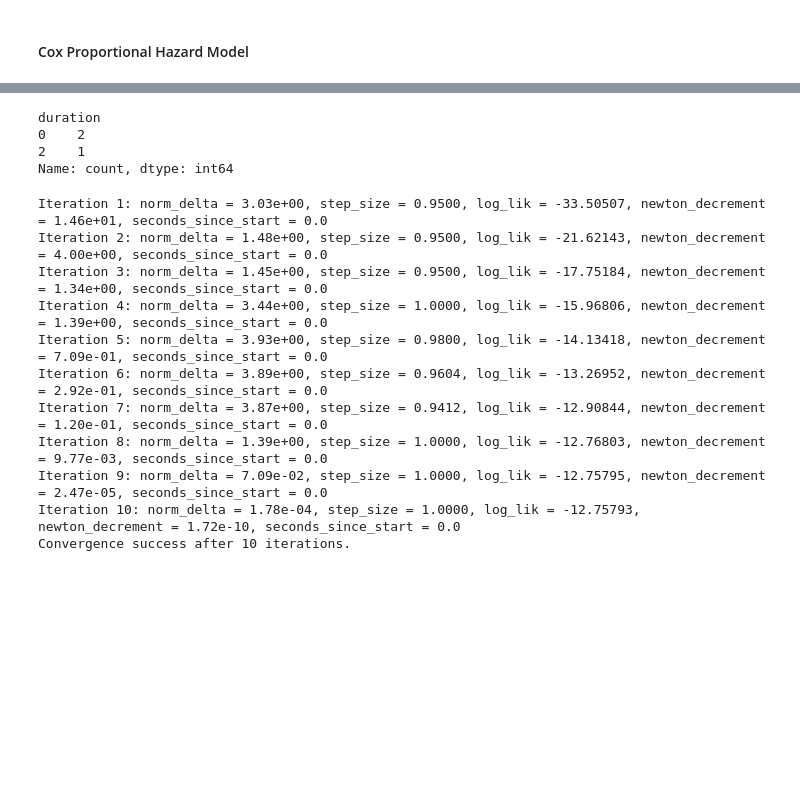
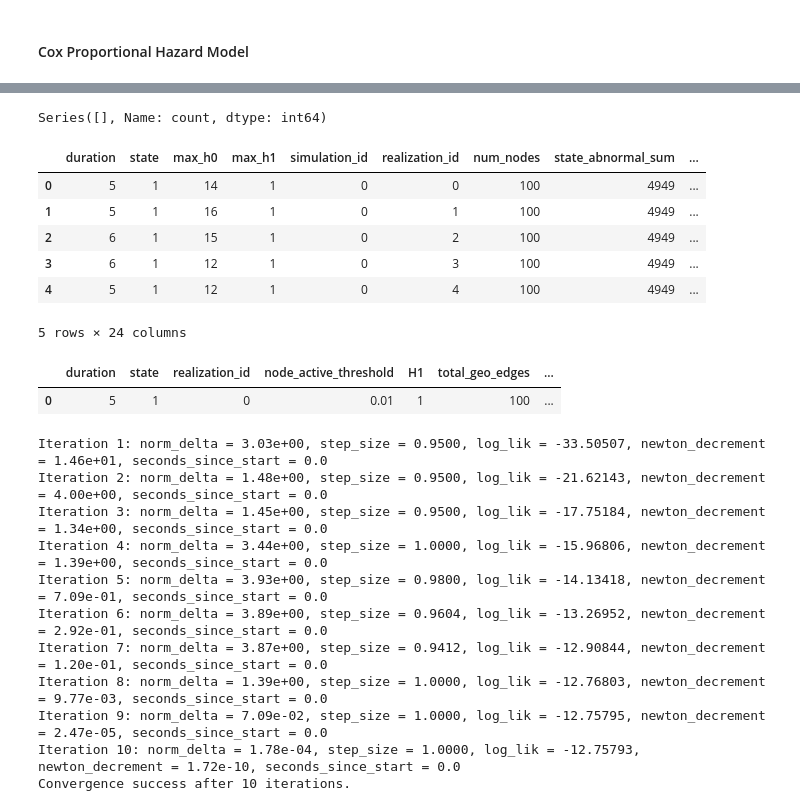
Before and after one commit to shakkyaNV/NetworkModels, a Jupyter notebook: Project1/A1/cox_models.ipynb, the cells around one changed output, grey strips where cells are left out. Cells and saved outputs as stored; diff of their text form; code cells hidden in the pictures; blank space fills up the shorter version.

```diff
--- a/Project1/A1/cox_models.ipynb
+++ b/Project1/A1/cox_models.ipynb
@@ -71,41 +70,57 @@ df
 # %%
-grouped = df.groupby('simulation_id')
+grouped = df.groupby(['simulation_id', 'realization_id'])
 
 records = []
+
 for sim_id, group in grouped:
     abnormal_records = group[group['state'] == 1]
+    max_h0 = group['H0'].max()
+    max_h1 = group['H1'].max()
     if not abnormal_records.empty:
         row = abnormal_records.iloc[0]
         time_to_event = row['time']
         state = 1
     else:
         row = group.iloc[-1]
         time_to_event = row['time']
         state = 0
 
-    features = row.drop(['time', 'state', 'simulation_id', 'state_abnormal_sum',
-                         'active_nodes', 'num_nodes', 'num_active_nodes',  # 'node_active_threshold', 'skew_power',
-                         'seed_nodes', 'average_weight_per_edge', 'H0', 'H2']).to_dict()
+    features = row.drop(['time'
+                         # 'state', 'simulation_id', 'realization_id', 'state_abnormal_sum',
+                         # 'active_nodes', 'num_nodes', 'num_active_nodes',  'node_active_threshold', 'skew_power',
+                         # 'seed_nodes', 'average_weight_per_edge', 'H0', 'H2'
+                         ]).to_dict()
 
     records.append({
         'duration': time_to_event,
         'state': state,
+        'max_h0': max_h0,
+        'max_h1': max_h1,
         **features
     })
 
 cox_df = pd.DataFrame(records)
 cox_df['is_weighted'] = cox_df['weighted'].astype(int)
 cox_df.drop(columns = ['weighted'], inplace=True)
 
 # cox_df['state'].value_counts()
 print(cox_df[cox_df['state'] ==0]['duration'].value_counts().sort_index())
 cox_df.head()
-cox_df = cox_df[cox_df['state'] == 1]
+# cox_df = cox_df[cox_df['state'] == 1]
 # %% [output]
-duration
-0    2
-2    1
-Name: count, dtype: int64
+Series([], Name: count, dtype: int64)
+|  | duration | state | max_h0 | max_h1 | simulation_id | realization_id | num_nodes | state_abnormal_sum | ... |
+| 0 | 5 | 1 | 14 | 1 | 0 | 0 | 100 | 4949 | ... |
+| 1 | 5 | 1 | 16 | 1 | 0 | 1 | 100 | 4949 | ... |
+| 2 | 6 | 1 | 15 | 1 | 0 | 2 | 100 | 4949 | ... |
+| 3 | 6 | 1 | 12 | 1 | 0 | 3 | 100 | 4949 | ... |
+| 4 | 5 | 1 | 12 | 1 | 0 | 4 | 100 | 4949 | ... |
+5 rows × 24 columns
+# %%
+cox_df
+# %% [output]
+|  | duration | state | realization_id | node_active_threshold | H1 | total_geo_edges | ... |
+| 0 | 5 | 1 | 0 | 0.01 | 1 | 100 | ... |
 # %%
 cph = CoxPHFitter()
 cph.fit(cox_df, duration_col='duration', event_col = 'state', show_progress=True)
```
Also changed, not shown: parts of 3 cells of this notebook.
